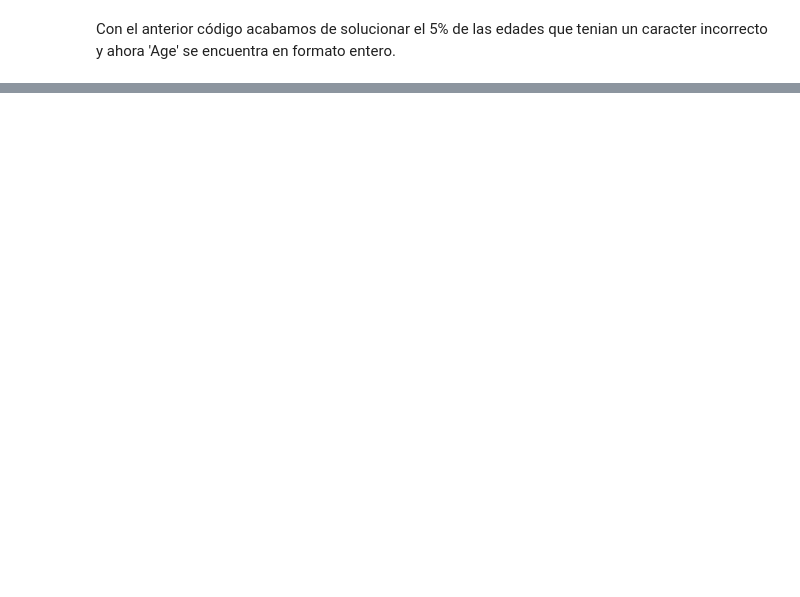
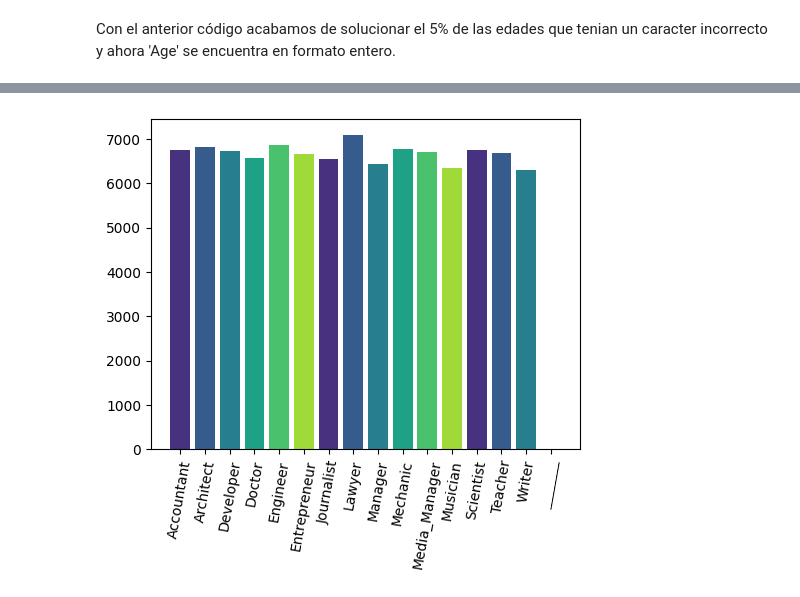
Before and after one commit to jadercaro/ClasificacionPuntajesCredito, a Jupyter notebook: Clasificación_de_puntajes_de_creditos.ipynb, the cells around one changed output, grey strips where cells are left out. Cells and saved outputs as stored; diff of their text form; code cells hidden in the pictures; blank space fills up the shorter version.

```diff
--- a/Clasificación_de_puntajes_de_creditos.ipynb
+++ b/Clasificación_de_puntajes_de_creditos.ipynb
@@ -243,0 +281,4 @@ Con el anterior código acabamos de solucionar el 5% de las edades que tenian un
+# %%
+database['Occupation']= database['Occupation'].replace('_______', pd.NA, inplace=True)
+moda_por_id = database.groupby('Customer_ID')['Occupation'].apply(lambda x: x.mode()[0]).reset_index()
+moda_por_id
@@ -243,0 +299,12 @@ Con el anterior código acabamos de solucionar el 5% de las edades que tenian un
+# %%
+moda_dict = dict(zip(moda_por_id['Customer_ID'], moda_por_id['Occupation']))
+database['Occupation'] = database['Customer_ID'].map(moda_dict)
+# %%
+axes, counts = np.unique(database['Occupation'], return_counts=True)
+plt.figure(figsize=(5,4))
+plt.xticks(rotation=80)
+plt.tight_layout()
+plt.bar(axes, counts, color=color)
+plt.show()
+# %% [output]
+[figure, added]
```
Also changed, not shown: parts of 14 cells of this notebook.
